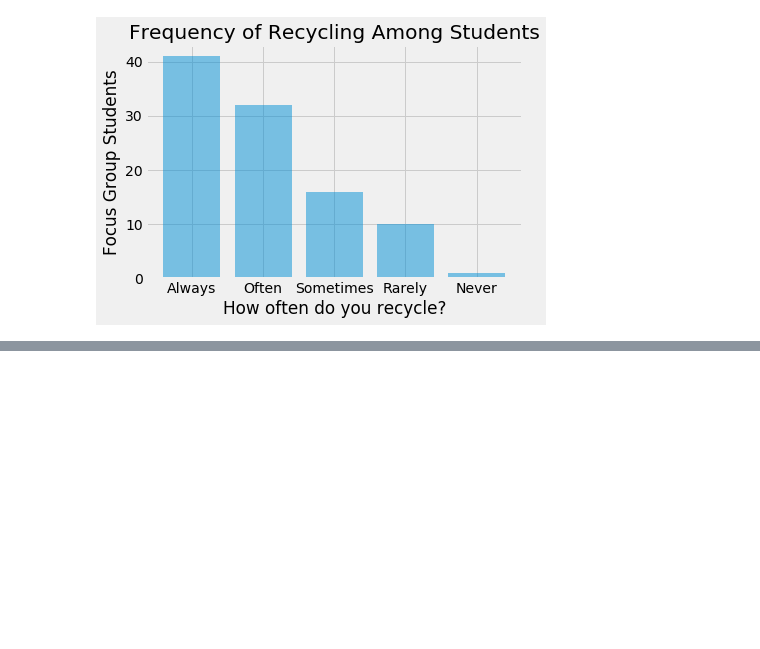
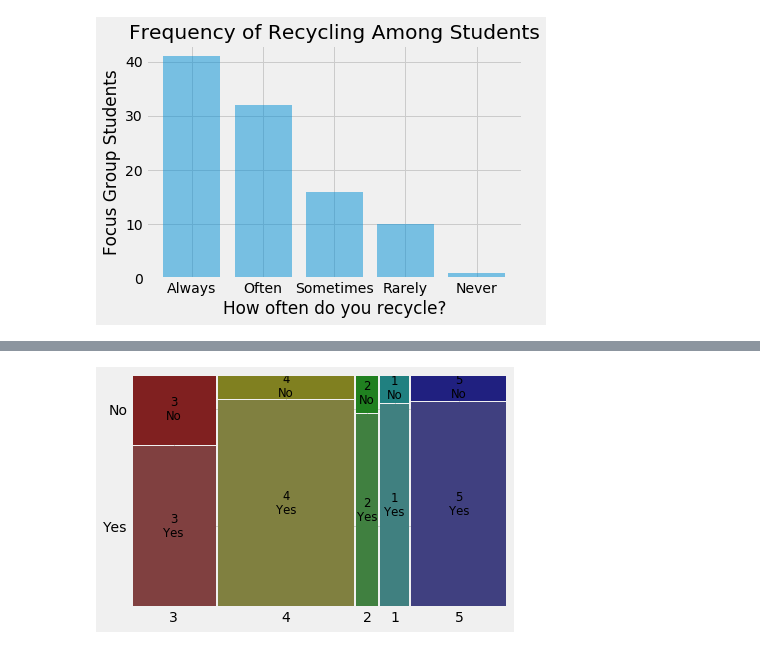
Before and after one commit to aalmeida9/362Project1, a Jupyter notebook: main.ipynb, the cells around one changed output, grey strips where cells are left out. Drawn from its saved outputs; the diff is of its cells as text; code cells hidden in the pictures; blank space fills up the shorter version.

```diff
--- a/main.ipynb
+++ b/main.ipynb
@@ -116,0 +137,8 @@ ValueError: shape mismatch: objects cannot be broadcast to a single shape
+# %%
+#mosaic plot
+m = df.groupby(["Symbol", "Likelihood"]).sum()
+
+mosaic(df, ["Habits", "Symbol"])
+plt.show()
+# %% [output]
+[figure, added]
```
Also changed, not shown: parts of 4 cells of this notebook.
